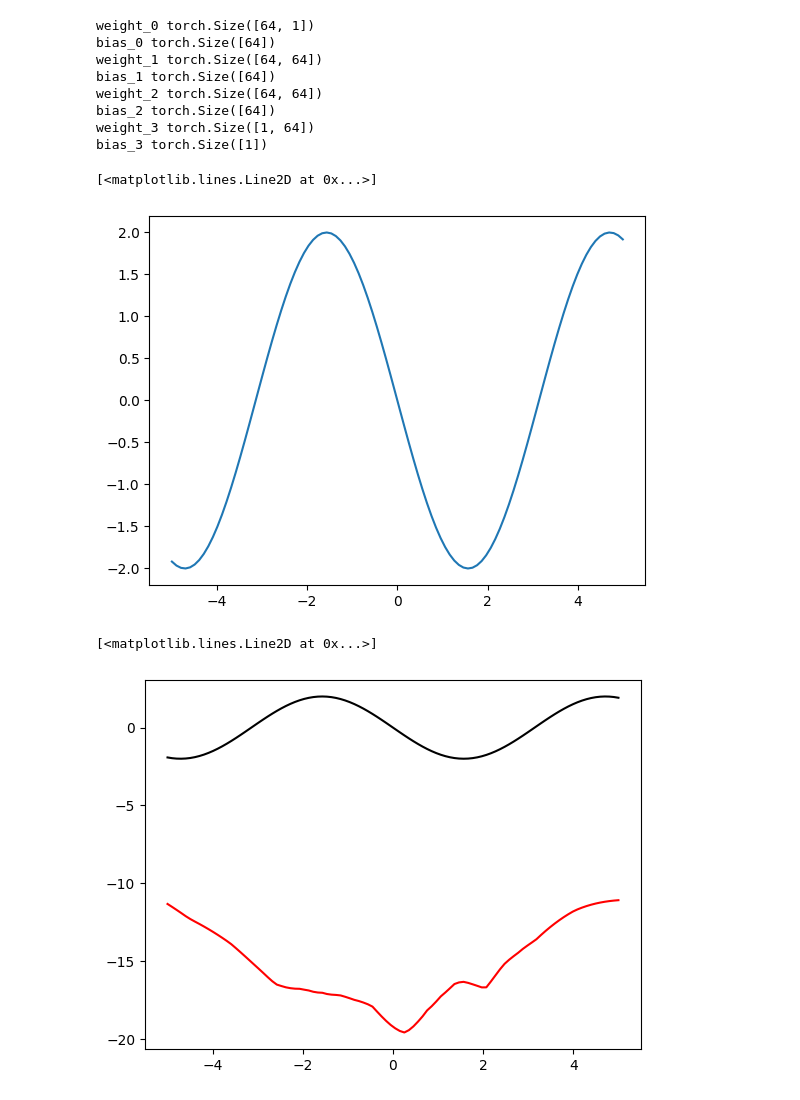
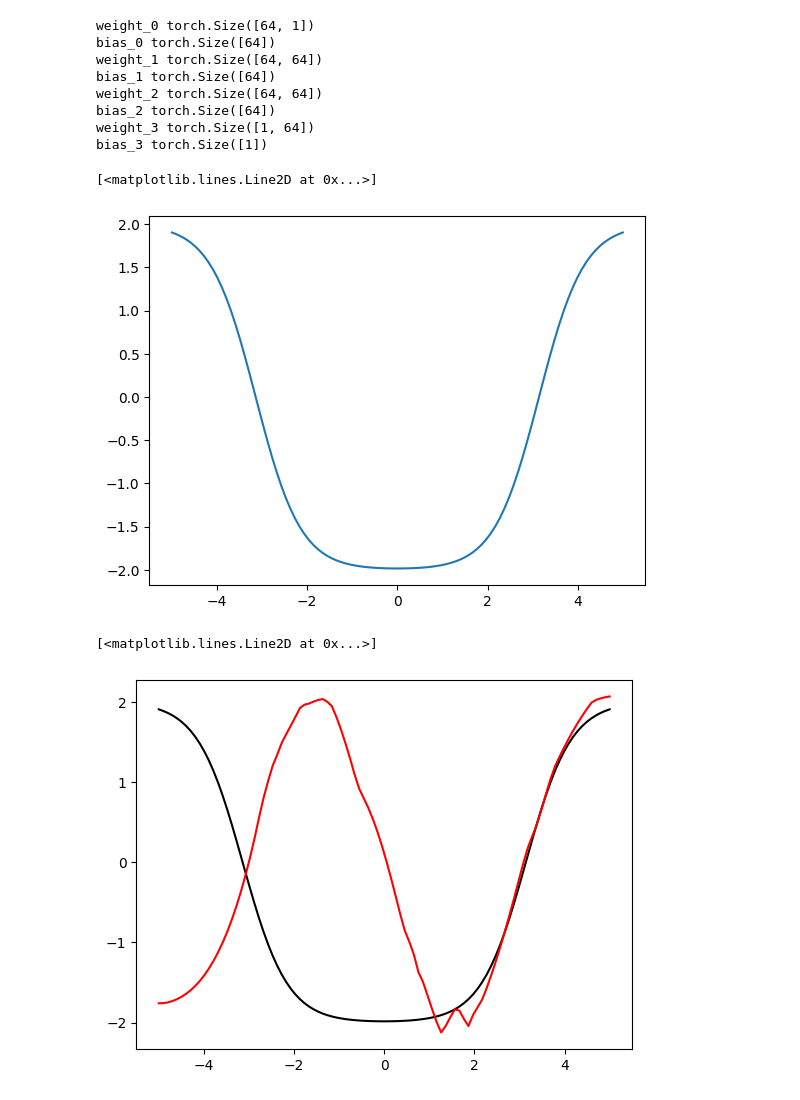
Before and after one commit to sujit880/Personalized_FL_MAML, a Jupyter notebook: FL_MAML.ipynb, the cells around one changed output. Saved outputs shown, nothing was run; the diff lists cells and outputs as text; code cells hidden in the pictures.

```diff
--- a/FL_MAML.ipynb
+++ b/FL_MAML.ipynb
@@ -127,12 +127,13 @@ bias_3 torch.Size([1])
 # %%
 PHASE, AMP = tt.pi, 2.0
 X = tt.linspace(-5, 5, 100).to(dtype=dtype).unsqueeze(-1)
-Y = (tt.sin(X+PHASE)*AMP).to(dtype=dtype)
+#Y = (tt.sin(X+PHASE)*AMP).to(dtype=dtype)
+Y = ((tt.tanh(X+PHASE)*tt.tanh(X-PHASE)*AMP)).to(dtype=dtype)
 
 plt.plot(X,Y)
 # %% [output]
 [<matplotlib.lines.Line2D at 0x...>]
-[figure, old version]
+[figure, new version]
 # %%
 with tt.no_grad():
     P = model.forward(params, X)
@@ -141,7 +142,7 @@ plt.plot(X,Y, color='black')
 plt.plot(X,P, color='red')
 # %% [output]
 [<matplotlib.lines.Line2D at 0x...>]
-[figure, old version]
+[figure, new version]
 # %%
 lossL=[]
 # %%
```
Also changed, not shown: parts of 1 cell of this notebook.
